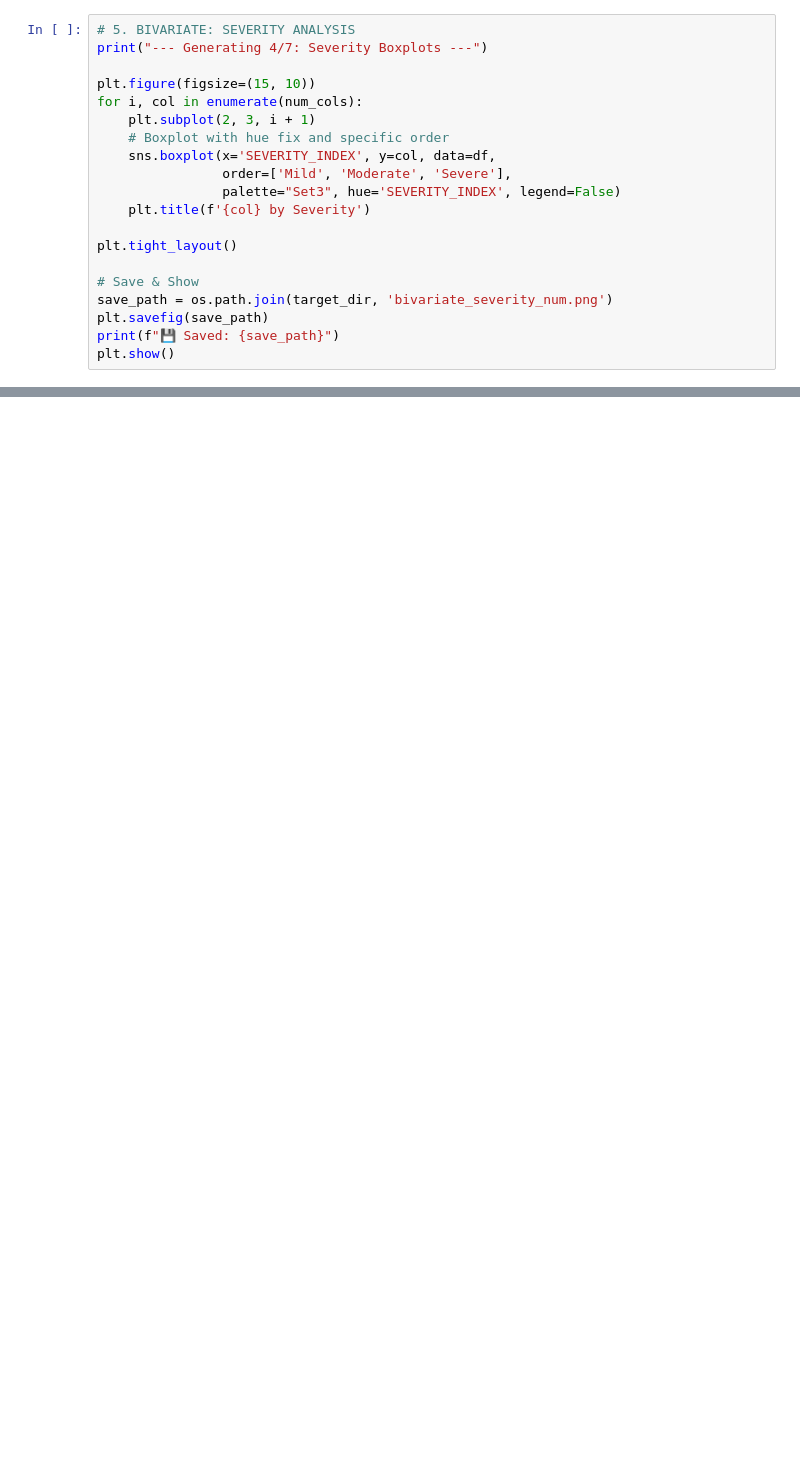
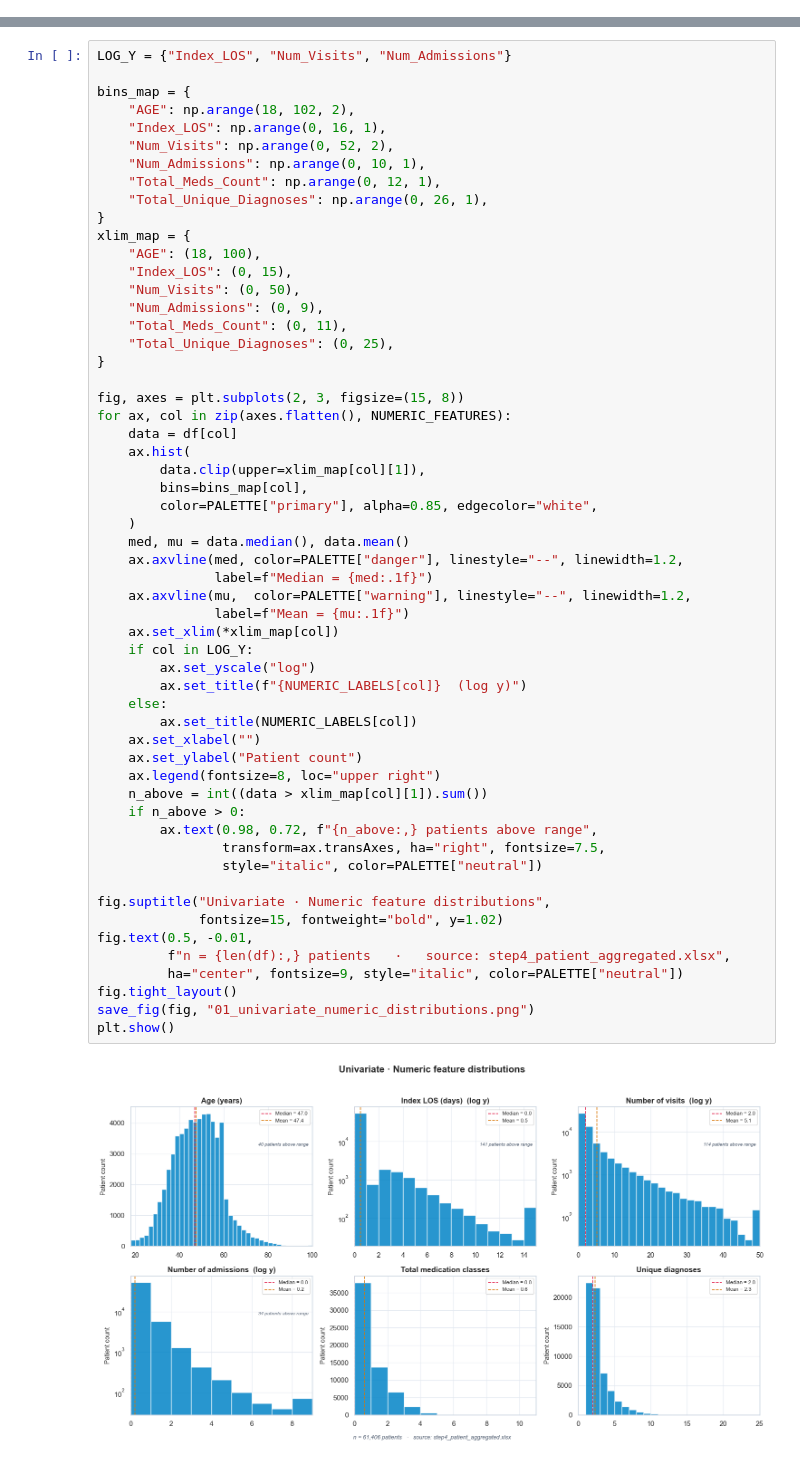
Before and after one commit to thrn247/project-d, a Jupyter notebook: dataPreprocessing/source code/05_eda.ipynb, the cells around one changed output, grey strips where cells are left out. Drawn from its saved outputs; the diff is of its cells as text; blank space fills up the shorter version.

```diff
--- a/dataPreprocessing/source code/05_eda.ipynb
+++ b/dataPreprocessing/source code/05_eda.ipynb
@@ -136,20 +0,0 @@ Boxplots splitting every numeric feature by the three-level `SEVERITY_INDEX` (Mi
-# %%
-# 5. BIVARIATE: SEVERITY ANALYSIS
-print("--- Generating 4/7: Severity Boxplots ---")
-
-plt.figure(figsize=(15, 10))
-for i, col in enumerate(num_cols):
-    plt.subplot(2, 3, i + 1)
-    # Boxplot with hue fix and specific order
-    sns.boxplot(x='SEVERITY_INDEX', y=col, data=df,
-                order=['Mild', 'Moderate', 'Severe'],
-                palette="Set3", hue='SEVERITY_INDEX', legend=False)
-    plt.title(f'{col} by Severity')
-
-plt.tight_layout()
-
-# Save & Show
-save_path = os.path.join(target_dir, 'bivariate_severity_num.png')
-plt.savefig(save_path)
-print(f"💾 Saved: {save_path}")
-plt.show()
@@ -294,0 +155,58 @@ print("🎉 All EDA plots have been generated and saved successfully!")
+# %%
+LOG_Y = {"Index_LOS", "Num_Visits", "Num_Admissions"}
+
+bins_map = {
+    "AGE": np.arange(18, 102, 2),
+    "Index_LOS": np.arange(0, 16, 1),
+    "Num_Visits": np.arange(0, 52, 2),
+    "Num_Admissions": np.arange(0, 10, 1),
+    "Total_Meds_Count": np.arange(0, 12, 1),
+    "Total_Unique_Diagnoses": np.arange(0, 26, 1),
+}
+xlim_map = {
+    "AGE": (18, 100),
+    "Index_LOS": (0, 15),
+    "Num_Visits": (0, 50),
+    "Num_Admissions": (0, 9),
+    "Total_Meds_Count": (0, 11),
+    "Total_Unique_Diagnoses": (0, 25),
+}
+
+fig, axes = plt.subplots(2, 3, figsize=(15, 8))
+for ax, col in zip(axes.flatten(), NUMERIC_FEATURES):
+    data = df[col]
+    ax.hist(
+        data.clip(upper=xlim_map[col][1]),
+        bins=bins_map[col],
+        color=PALETTE["primary"], alpha=0.85, edgecolor="white",
+    )
+    med, mu = data.median(), data.mean()
+    ax.axvline(med, color=PALETTE["danger"], linestyle="--", linewidth=1.2,
+               label=f"Median = {med:.1f}")
+    ax.axvline(mu,  color=PALETTE["warning"], linestyle="--", linewidth=1.2,
+               label=f"Mean = {mu:.1f}")
+    ax.set_xlim(*xlim_map[col])
+    if col in LOG_Y:
+        ax.set_yscale("log")
+        ax.set_title(f"{NUMERIC_LABELS[col]}  (log y)")
+    else:
+        ax.set_title(NUMERIC_LABELS[col])
+    ax.set_xlabel("")
+    ax.set_ylabel("Patient count")
+    ax.legend(fontsize=8, loc="upper right")
+    n_above = int((data > xlim_map[col][1]).sum())
+    if n_above > 0:
+        ax.text(0.98, 0.72, f"{n_above:,} patients above range",
+                transform=ax.transAxes, ha="right", fontsize=7.5,
+                style="italic", color=PALETTE["neutral"])
+
+fig.suptitle("Univariate · Numeric feature distributions",
+             fontsize=15, fontweight="bold", y=1.02)
+fig.text(0.5, -0.01,
+         f"n = {len(df):,} patients   ·   source: step4_patient_aggregated.xlsx",
+         ha="center", fontsize=9, style="italic", color=PALETTE["neutral"])
+fig.tight_layout()
+save_fig(fig, "01_univariate_numeric_distributions.png")
+plt.show()
+# %% [output]
+[figure, added]
```
Also changed, not shown: parts of 45 cells of this notebook.
